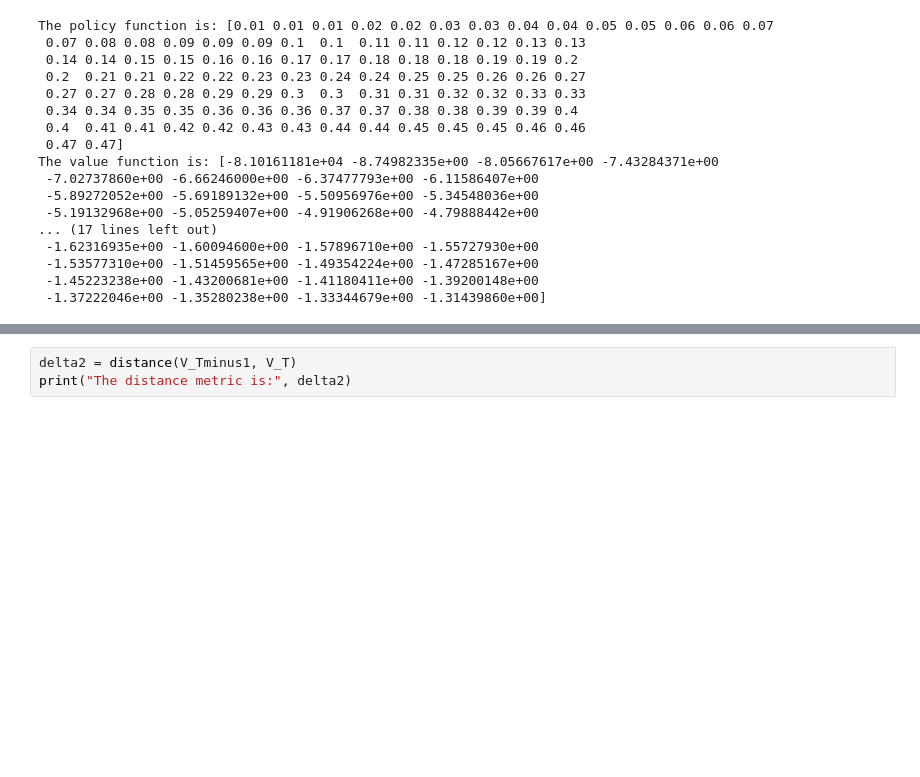
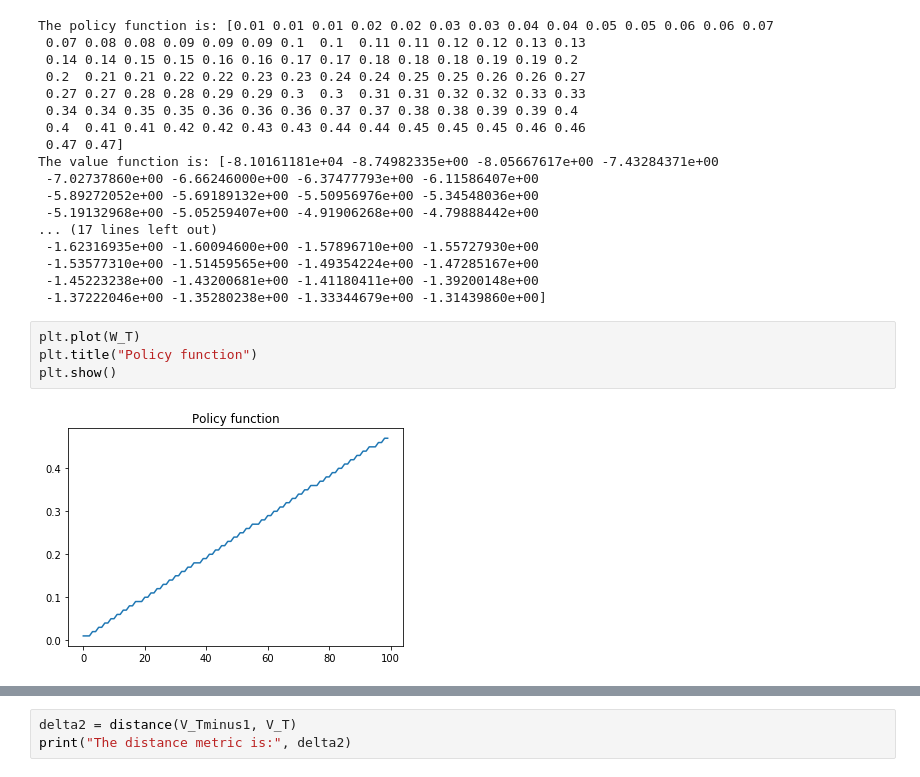
Before and after one commit to HaowenShang/persp-model-econ_W19, a Jupyter notebook: ProblemSets/PS3/ProblemSet3-HaowenShang.ipynb, the cells around one changed output, grey strips where cells are left out. Saved outputs shown, nothing was run; the diff lists cells and outputs as text; blank space fills up the shorter version.

```diff
--- a/ProblemSets/PS3/ProblemSet3-HaowenShang.ipynb
+++ b/ProblemSets/PS3/ProblemSet3-HaowenShang.ipynb
@@ -170,3 +182,9 @@ The value function is: [-8.10161181e+04 -8.74982335e+00 -8.05667617e+00 -7.43284
  -1.53577310e+00 -1.51459565e+00 -1.49354224e+00 -1.47285167e+00
  -1.45223238e+00 -1.43200681e+00 -1.41180411e+00 -1.39200148e+00
  -1.37222046e+00 -1.35280238e+00 -1.33344679e+00 -1.31439860e+00]
+# %%
+plt.plot(W_T)
+plt.title("Policy function")
+plt.show()
+# %% [output]
+[figure, added]
```
Also changed, not shown: parts of 15 cells of this notebook.
